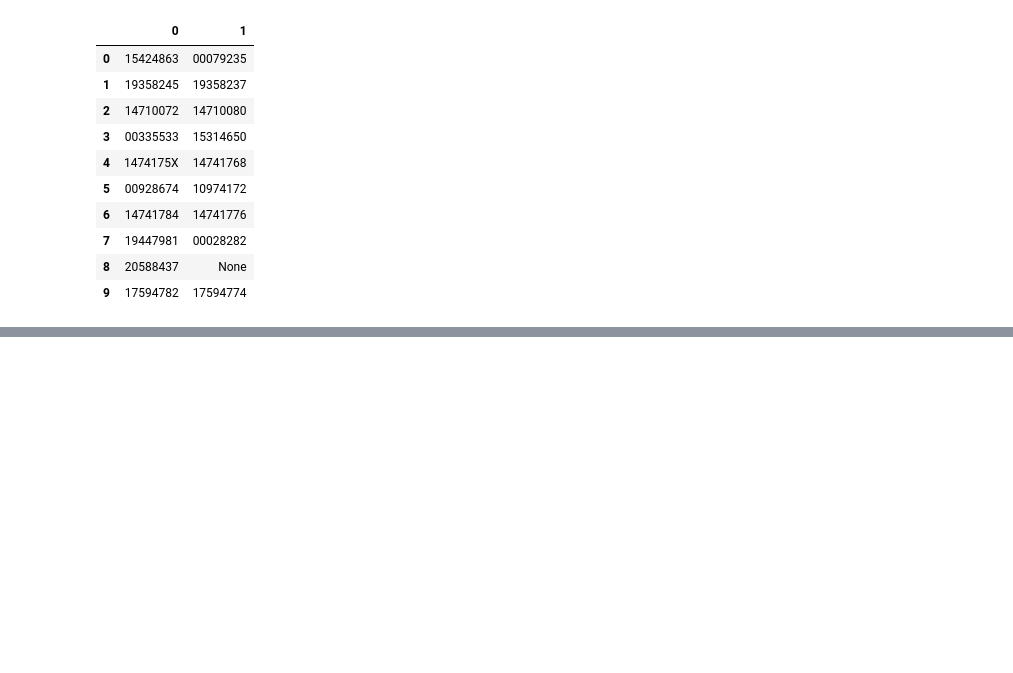
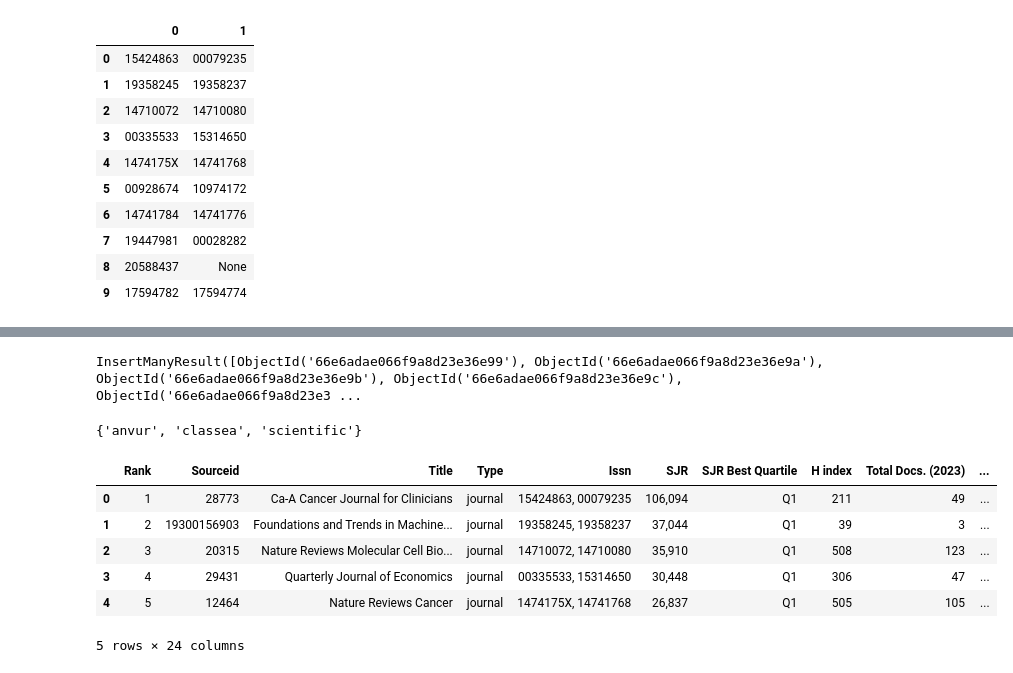
Before and after one commit to paluigi/prin-anvur, a Jupyter notebook: dev.ipynb, the cells around one changed output, grey strips where cells are left out. Drawn from its saved outputs; the diff is of its cells as text; code cells hidden in the pictures; blank space fills up the shorter version.

Commit message:
Client - server approach

```diff
--- a/dev.ipynb
+++ b/dev.ipynb
@@ -167,0 +320,5 @@ classe_a_test[0].df
+# %%
+journals_coll = client["anvur"]["journal"]
+_ = journals_coll.insert_many(anvur_journals.to_dict(orient="records"))
+# %% [output]
+InsertManyResult([ObjectId('66e6adae066f9a8d23e36e99'), ObjectId('66e6adae066f9a8d23e36e9a'), ObjectId('66e6adae066f9a8d23e36e9b'), ObjectId('66e6adae066f9a8d23e36e9c'), ObjectId('66e6adae066f9a8d23e3 ...
@@ -167,0 +331,16 @@ classe_a_test[0].df
+# %%
+db.tables()
+# %% [output]
+{'anvur', 'classea', 'scientific'}
+# %%
+test_df = pd.read_csv("https://www.scimagojr.com/journalrank.php?out=xls", sep=";")
+# %%
+test_df.head()
+# %% [output]
+|  | Rank | Sourceid | Title | Type | Issn | SJR | SJR Best Quartile | H index | Total Docs. (2023) | ... |
+| 0 | 1 | 28773 | Ca-A Cancer Journal for Clinicians | journal | 15424863, 00079235 | 106,094 | Q1 | 211 | 49 | ... |
+| 1 | 2 | 19300156903 | Foundations and Trends in Machine... | journal | 19358245, 19358237 | 37,044 | Q1 | 39 | 3 | ... |
+| 2 | 3 | 20315 | Nature Reviews Molecular Cell Bio... | journal | 14710072, 14710080 | 35,910 | Q1 | 508 | 123 | ... |
+| 3 | 4 | 29431 | Quarterly Journal of Economics | journal | 00335533, 15314650 | 30,448 | Q1 | 306 | 47 | ... |
+| 4 | 5 | 12464 | Nature Reviews Cancer | journal | 1474175X, 14741768 | 26,837 | Q1 | 505 | 105 | ... |
+5 rows × 24 columns
```
Also changed, not shown: parts of 42 cells of this notebook, 16 other files.
